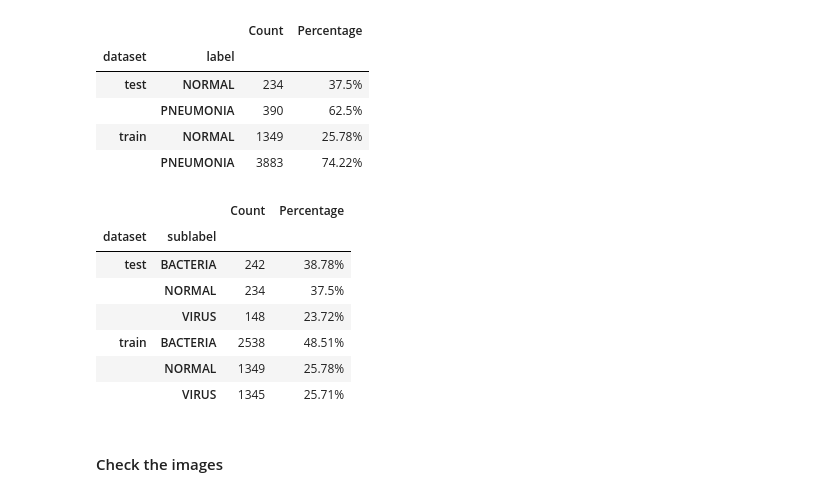
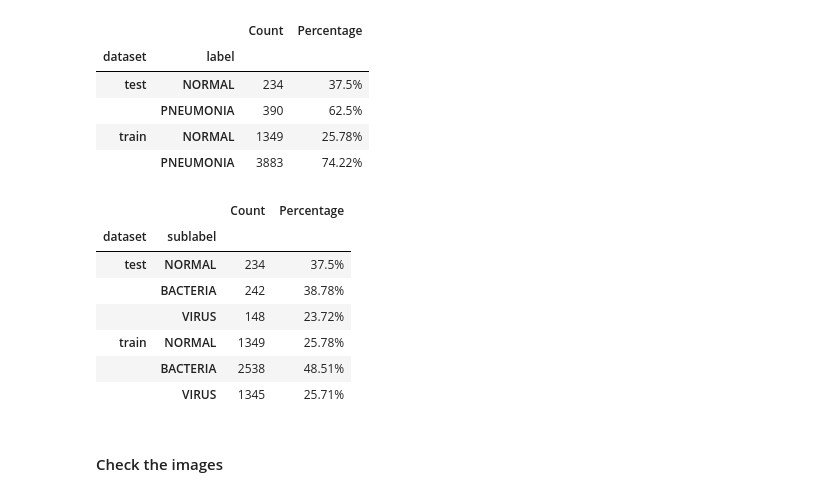
Before and after one commit to yifeng-song-uva/Classification_of_Chest_X-Ray_Images_Using_Deep_Learning, a Jupyter notebook: Initial_Data_Exploration.ipynb, the cells around one changed output. Saved outputs shown, nothing was run; the diff lists cells and outputs as text; code cells hidden in the pictures.

```diff
--- a/Initial_Data_Exploration.ipynb
+++ b/Initial_Data_Exploration.ipynb
@@ -24,6 +24,8 @@ for dataset in ['train', 'test']:
                 'dataset': dataset
                 })
 df = pd.DataFrame(image_data)
+sublabel_categories = ['NORMAL', 'BACTERIA', 'VIRUS']
+df.sublabel = pd.Categorical(df.sublabel, categories=sublabel_categories, ordered=True)
 # %% [markdown]
 #### Summary statistics
 # %%
@@ -56,21 +58,21 @@ summary_2
 | train | NORMAL | 1349 | 25.78% |
 |  | PNEUMONIA | 3883 | 74.22% |
 # %%
-part3 = df.groupby(['dataset', 'sublabel']).agg({'image_path': 'count'})
+part3 = df.groupby(['dataset', 'sublabel'], observed=False).agg({'image_path': 'count'})
 summary_3 = part3.join(summary_1.loc[:,['Count']], on=['dataset'], how='left')
 summary_3.loc[:,'Percentage'] = summary_3.image_path / summary_3.Count * 100
 summary_3 = summary_3.round(2)
 summary_3 = summary_3.drop(['Count'], axis=1).rename(columns={'image_path':'Count'})
 summary_3.loc[:,'Percentage'] = summary_3.loc[:,'Percentage'].astype(str) + "%"
 summary_3
 # %% [output]
 |  |  | Count | Percentage |
 | dataset | sublabel |  |  |
-| test | BACTERIA | 242 | 38.78% |
-|  | NORMAL | 234 | 37.5% |
+| test | NORMAL | 234 | 37.5% |
+|  | BACTERIA | 242 | 38.78% |
 |  | VIRUS | 148 | 23.72% |
-| train | BACTERIA | 2538 | 48.51% |
-|  | NORMAL | 1349 | 25.78% |
+| train | NORMAL | 1349 | 25.78% |
+|  | BACTERIA | 2538 | 48.51% |
 |  | VIRUS | 1345 | 25.71% |
 # %% [markdown]
 #### Check the images
```
Also changed, not shown: parts of 1 cell of this notebook.
